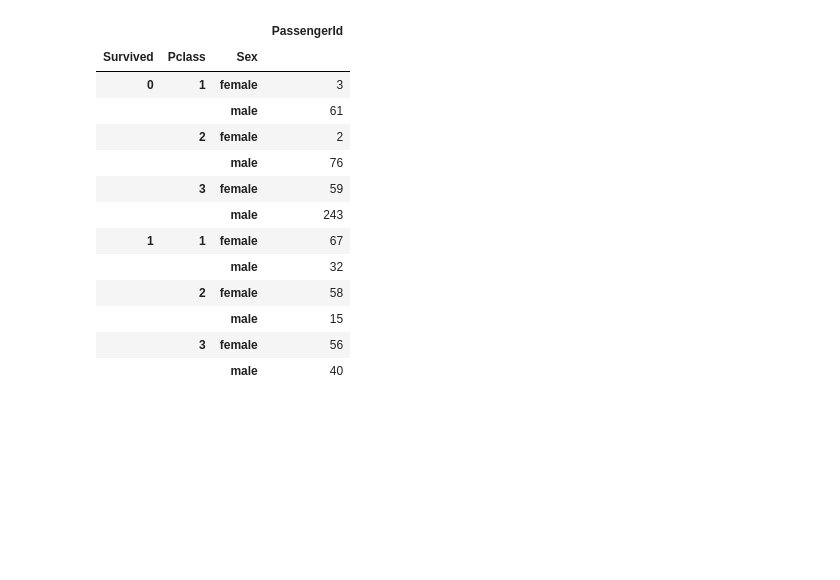
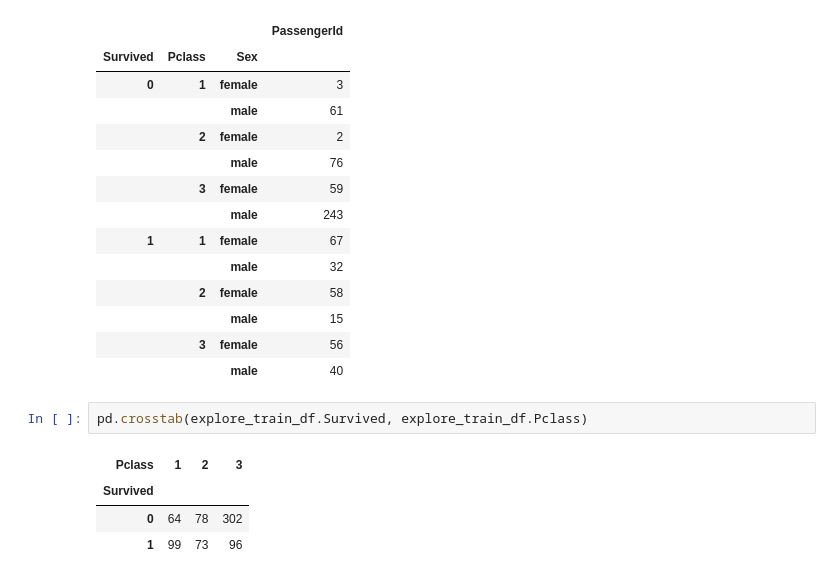
Before and after one commit to lelilia/spiced-coursework, a Jupyter notebook: 3_Classification/3_1_What_is_Maschine_Learning/challenge_Exploratory_Data_Analysis.ipynb, the cells around one changed output. Cells and saved outputs as stored; diff of their text form; blank space fills up the shorter version.

```diff
--- a/3_Classification/3_1_What_is_Maschine_Learning/challenge_Exploratory_Data_Analysis.ipynb
+++ b/3_Classification/3_1_What_is_Maschine_Learning/challenge_Exploratory_Data_Analysis.ipynb
@@ -192,3 +192,10 @@ explore_train_df[['Survived', 'Pclass', 'Sex', 'PassengerId']].groupby(['Survive
 |  |  | male | 15 |
 |  | 3 | female | 56 |
 |  |  | male | 40 |
+# %%
+pd.crosstab(explore_train_df.Survived, explore_train_df.Pclass)
+# %% [output]
+| Pclass | 1 | 2 | 3 |
+| Survived |  |  |  |
+| 0 | 64 | 78 | 302 |
+| 1 | 99 | 73 | 96 |
```
Also changed, not shown: parts of 1 cell of this notebook, 5 other files.
